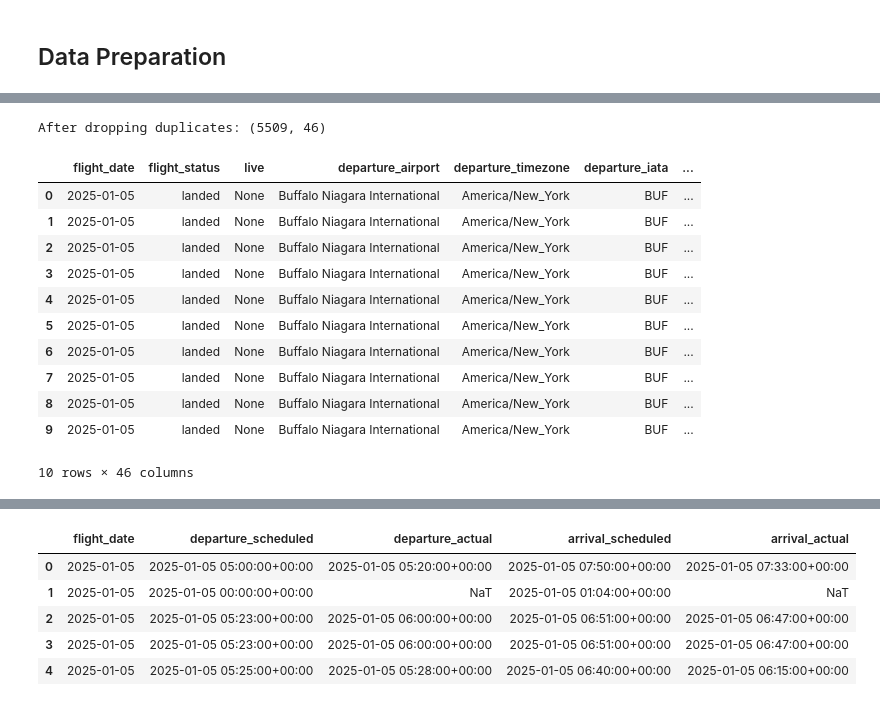
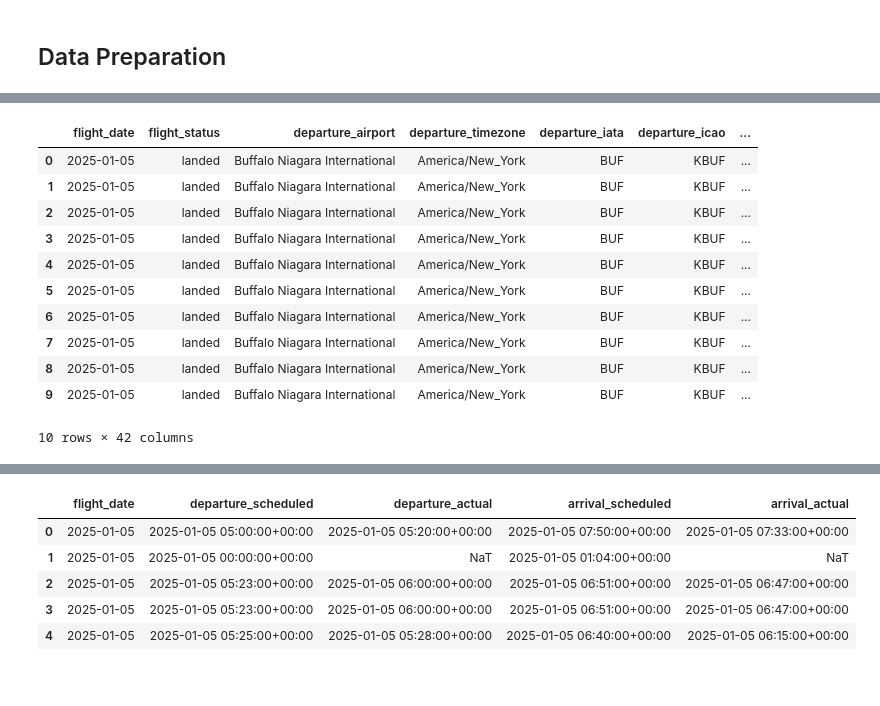
Before and after one commit to christinapratas-ctrl/Stock-Market-Analysis, a Jupyter notebook: fligh_data.ipynb, the cells around one changed output, grey strips where cells are left out. Saved outputs shown, nothing was run; the diff lists cells and outputs as text; code cells hidden in the pictures.

```diff
--- a/fligh_data.ipynb
+++ b/fligh_data.ipynb
@@ -224,27 +160,31 @@ display(df)
 # %%
 #clean up the entire data set (ie. fix the naming of some columns)
 
 #making a copy of the master set (in case of mess up)
 df = df_all.copy()
 #replacting the column names from . to a _ for easier reading
 df.columns = df.columns.str.lower().str.replace('.', '_')
 
+# Removing all the fully empty columns
+empty_cols = df.columns[df.isna().all()].tolist()
+df = df.drop(columns=empty_cols)
+#print("Dropped completely empty columns:", empty_cols)
+
 #remove any duplicates from main set
 df = df.drop_duplicates()
-print("After dropping duplicates:", df.shape)
+#print("After dropping duplicates:", df.shape)
 
 df.head(10)
 # %% [output]
+|  | flight_date | flight_status | departure_airport | departure_timezone | departure_iata | departure_icao | ... |
+| 0 | 2025-01-05 | landed | Buffalo Niagara International | America/New_York | BUF | KBUF | ... |
+| 1 | 2025-01-05 | landed | Buffalo Niagara International | America/New_York | BUF | KBUF | ... |
+| 2 | 2025-01-05 | landed | Buffalo Niagara International | America/New_York | BUF | KBUF | ... |
+| 3 | 2025-01-05 | landed | Buffalo Niagara International | America/New_York | BUF | KBUF | ... |
+| 4 | 2025-01-05 | landed | Buffalo Niagara International | America/New_York | BUF | KBUF | ... |
+| 5 | 2025-01-05 | landed | Buffalo Niagara International | America/New_York | BUF | KBUF | ... |
+| 6 | 2025-01-05 | landed | Buffalo Niagara International | America/New_York | BUF | KBUF | ... |
+| 7 | 2025-01-05 | landed | Buffalo Niagara International | America/New_York | BUF | KBUF | ... |
+| 8 | 2025-01-05 | landed | Buffalo Niagara International | America/New_York | BUF | KBUF | ... |
+| 9 | 2025-01-05 | landed | Buffalo Niagara International | America/New_York | BUF | KBUF | ... |
-After dropping duplicates: (5509, 46)
+10 rows × 42 columns
-|  | flight_date | flight_status | live | departure_airport | departure_timezone | departure_iata | ... |
-| 0 | 2025-01-05 | landed | None | Buffalo Niagara International | America/New_York | BUF | ... |
-| 1 | 2025-01-05 | landed | None | Buffalo Niagara International | America/New_York | BUF | ... |
-| 2 | 2025-01-05 | landed | None | Buffalo Niagara International | America/New_York | BUF | ... |
-| 3 | 2025-01-05 | landed | None | Buffalo Niagara International | America/New_York | BUF | ... |
-| 4 | 2025-01-05 | landed | None | Buffalo Niagara International | America/New_York | BUF | ... |
-| 5 | 2025-01-05 | landed | None | Buffalo Niagara International | America/New_York | BUF | ... |
-| 6 | 2025-01-05 | landed | None | Buffalo Niagara International | America/New_York | BUF | ... |
-| 7 | 2025-01-05 | landed | None | Buffalo Niagara International | America/New_York | BUF | ... |
-| 8 | 2025-01-05 | landed | None | Buffalo Niagara International | America/New_York | BUF | ... |
-| 9 | 2025-01-05 | landed | None | Buffalo Niagara International | America/New_York | BUF | ... |
-10 rows × 46 columns
```
Also changed, not shown: parts of 28 cells of this notebook.
